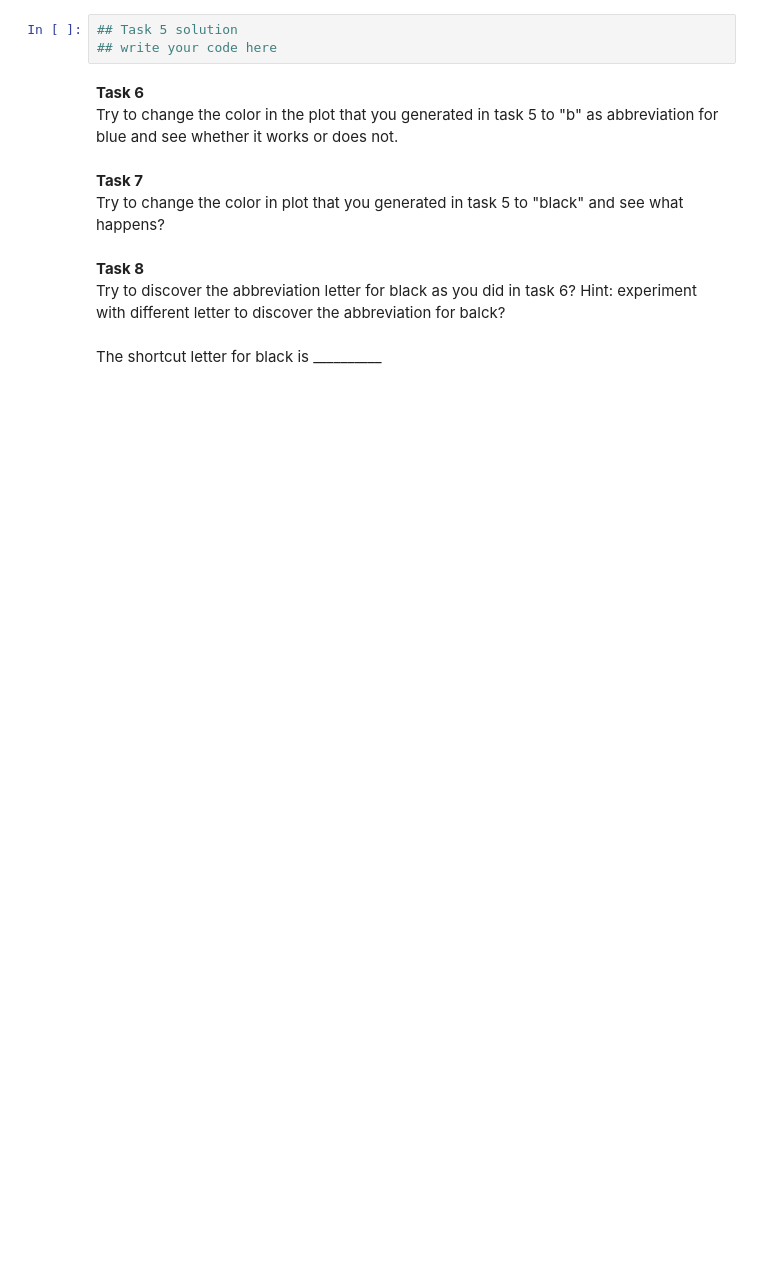
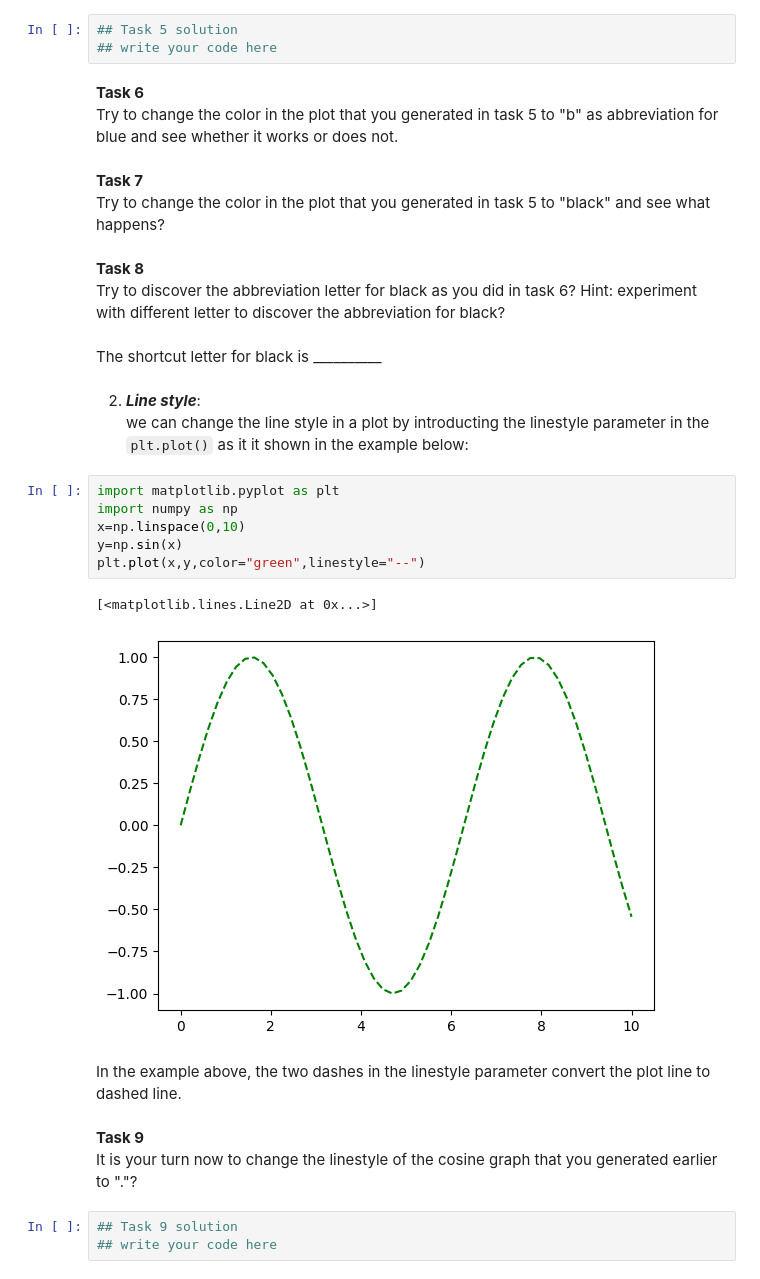
Before and after one commit to AhmadAlsaadi/ENCH320-Numpy, a Jupyter notebook: Matplotlib.ipynb, the cells around one changed output. Saved outputs shown, nothing was run; the diff lists cells and outputs as text; blank space fills up the shorter version.

Commit message:
adding line style tutorial

```diff
--- a/Matplotlib.ipynb
+++ b/Matplotlib.ipynb
@@ -176,9 +176,29 @@ It is your turn now to regenrate the plot that you did in task 4 and change line
 Try to change the color in the plot that you generated in task 5 to "b" as abbreviation for blue and see whether it works or does not.
 # %% [markdown]
 **Task 7**
-Try to change the color in plot that you generated in task 5 to "black" and see what happens?
+Try to change the color in the plot that you generated in task 5 to "black" and see what happens?
 # %% [markdown]
 **Task 8**
-Try to discover the abbreviation letter for black as you did in task 6? Hint: experiment with different letter to discover the abbreviation for balck?
+Try to discover the abbreviation letter for black as you did in task 6? Hint: experiment with different letter to discover the abbreviation for black?
 # %% [markdown]
 The shortcut letter for black is __________
+# %% [markdown]
+2. **_Line style_**:
+we can change the line style in a plot by introducting the linestyle parameter in the `plt.plot()` as it it shown in the example below:
+# %%
+import matplotlib.pyplot as plt
+import numpy as np
+x=np.linspace(0,10)
+y=np.sin(x)
+plt.plot(x,y,color="green",linestyle="--")
+# %% [output]
+[<matplotlib.lines.Line2D at 0x...>]
+[figure, added]
+# %% [markdown]
+In the example above, the two dashes in the linestyle parameter convert the plot line to dashed line.
+# %% [markdown]
+**Task 9**
+It is your turn now to change the linestyle of the cosine graph that you generated earlier to "."?
+# %%
+## Task 9 solution
+## write your code here
```
Also changed, not shown: parts of 4 cells of this notebook.
